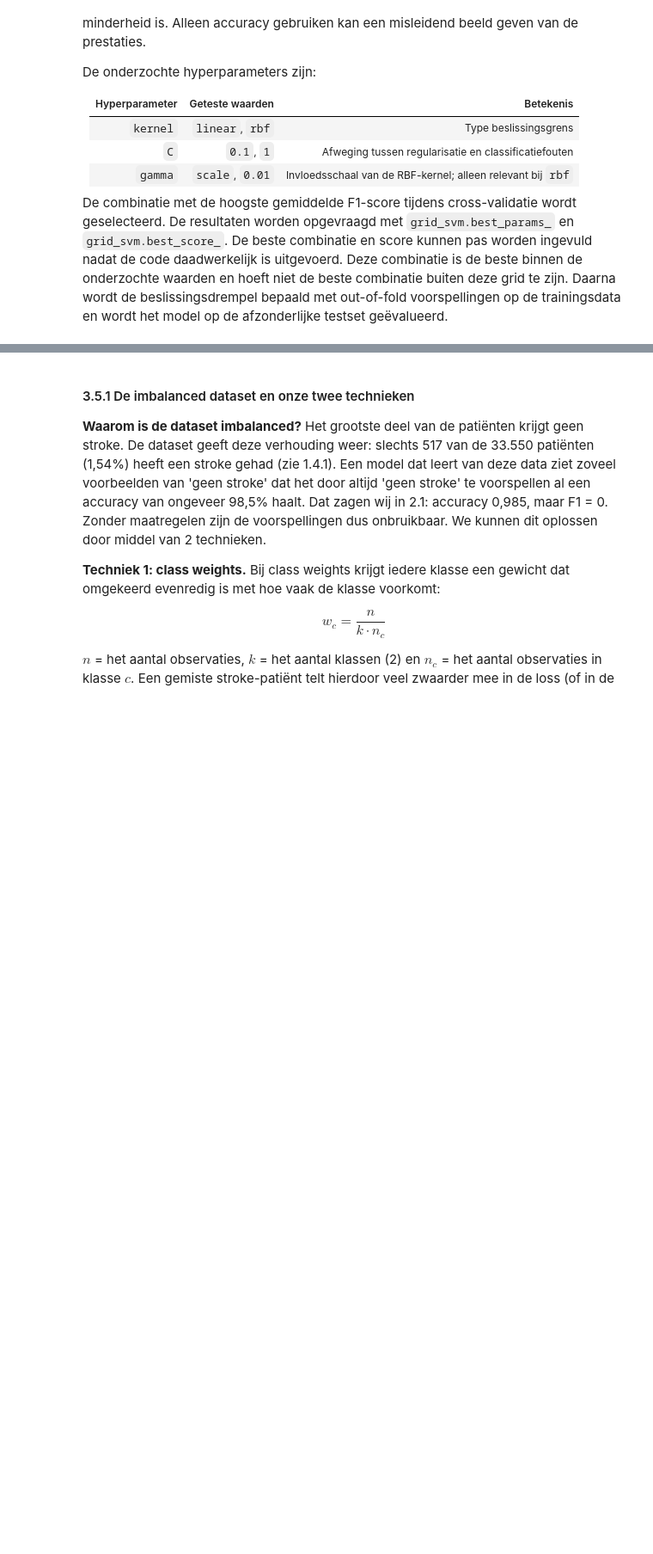
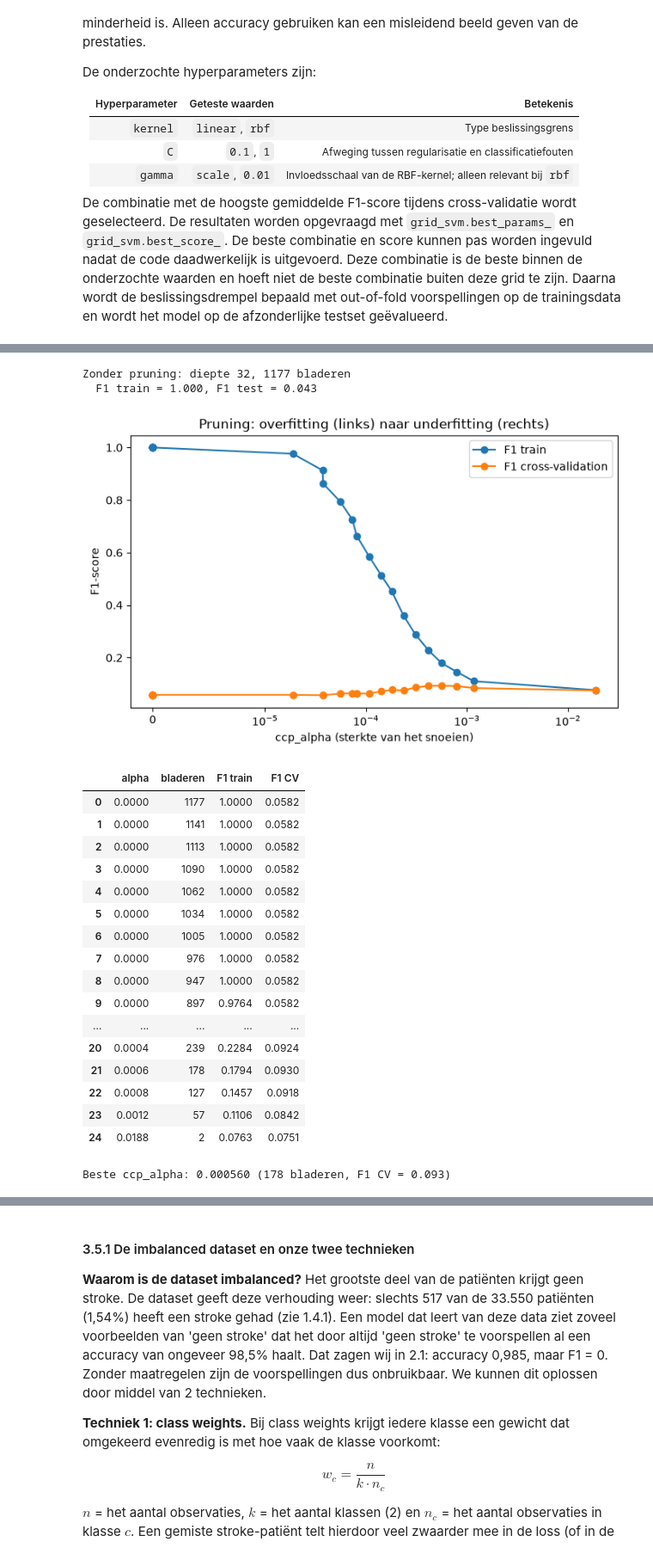
Before and after one commit to AlishaSR2k5/Machine-Learning-Portfolio-1, a Jupyter notebook: portfolio_opdracht_stroke.ipynb, the cells around one changed output, grey strips where cells are left out. Shown at 86% size. Saved outputs shown, nothing was run; the diff lists cells and outputs as text; code cells hidden in the pictures; blank space fills up the shorter version.

Commit message:
decision tree

```diff
--- a/portfolio_opdracht_stroke.ipynb
+++ b/portfolio_opdracht_stroke.ipynb
@@ -1552,0 +1795,60 @@ De combinatie met de hoogste gemiddelde F1-score tijdens cross-validatie wordt g
+# %%
+from sklearn.model_selection import cross_val_score
+
+# 1) Een boom zonder enige beperking: groeit tot elk blad zuiver is (overfitting)
+ongesnoeid = DecisionTreeClassifier(class_weight="balanced", random_state=42).fit(X_train, y_train)
+print(f"Zonder pruning: diepte {ongesnoeid.get_depth()}, {ongesnoeid.get_n_leaves()} bladeren")
+print(f"  F1 train = {f1_score(y_train, ongesnoeid.predict(X_train)):.3f}, "
+      f"F1 test = {f1_score(y_test, ongesnoeid.predict(X_test)):.3f}")
+
+# 2) Post-pruning met cost-complexity pruning: elke alpha geeft een kleinere boom
+pad = ongesnoeid.cost_complexity_pruning_path(X_train, y_train)
+alle_alphas = pad.ccp_alphas[:-1]  # laatste alpha = alleen de wortel
+gekozen = np.unique(np.linspace(0, len(alle_alphas) - 1, 25).astype(int))
+alphas = alle_alphas[gekozen]
+
+rijen = []
+for alpha in alphas:
+    boom = DecisionTreeClassifier(class_weight="balanced", random_state=42, ccp_alpha=alpha)
+    f1_cv = cross_val_score(boom, X_train, y_train, scoring="f1").mean()
+    boom.fit(X_train, y_train)
+    rijen.append({"alpha": alpha, "bladeren": boom.get_n_leaves(),
+                  "F1 train": f1_score(y_train, boom.predict(X_train)), "F1 CV": f1_cv})
+snoei = pd.DataFrame(rijen)
+
+fig, ax = plt.subplots(figsize=(8, 4.5))
+ax.plot(snoei["alpha"], snoei["F1 train"], marker="o", label="F1 train")
+ax.plot(snoei["alpha"], snoei["F1 CV"], marker="o", label="F1 cross-validation")
+ax.set_xscale("symlog", linthresh=1e-5)
+ax.set_xlabel("ccp_alpha (sterkte van het snoeien)")
+ax.set_ylabel("F1-score")
+ax.set_title("Pruning: overfitting (links) naar underfitting (rechts)")
+ax.legend()
+plt.show()
+display(snoei.round(4))
+
+beste_rij = snoei.loc[snoei["F1 CV"].idxmax()]
+beste_alpha = beste_rij["alpha"]
+print(f"\nBeste ccp_alpha: {beste_alpha:.6f} ({int(beste_rij['bladeren'])} bladeren, F1 CV = {beste_rij['F1 CV']:.3f})")
+# %% [output]
+Zonder pruning: diepte 32, 1177 bladeren
+  F1 train = 1.000, F1 test = 0.043
+[figure, added]
+|  | alpha | bladeren | F1 train | F1 CV |
+| 0 | 0.0000 | 1177 | 1.0000 | 0.0582 |
+| 1 | 0.0000 | 1141 | 1.0000 | 0.0582 |
+| 2 | 0.0000 | 1113 | 1.0000 | 0.0582 |
+| 3 | 0.0000 | 1090 | 1.0000 | 0.0582 |
+| 4 | 0.0000 | 1062 | 1.0000 | 0.0582 |
+| 5 | 0.0000 | 1034 | 1.0000 | 0.0582 |
+| 6 | 0.0000 | 1005 | 1.0000 | 0.0582 |
+| 7 | 0.0000 | 976 | 1.0000 | 0.0582 |
+| 8 | 0.0000 | 947 | 1.0000 | 0.0582 |
+| 9 | 0.0000 | 897 | 0.9764 | 0.0582 |
+| ... | ... | ... | ... | ... |
+| 20 | 0.0004 | 239 | 0.2284 | 0.0924 |
+| 21 | 0.0006 | 178 | 0.1794 | 0.0930 |
+| 22 | 0.0008 | 127 | 0.1457 | 0.0918 |
+| 23 | 0.0012 | 57 | 0.1106 | 0.0842 |
+| 24 | 0.0188 | 2 | 0.0763 | 0.0751 |
+Beste ccp_alpha: 0.000560 (178 bladeren, F1 CV = 0.093)
```
Also changed, not shown: parts of 12 cells of this notebook.
